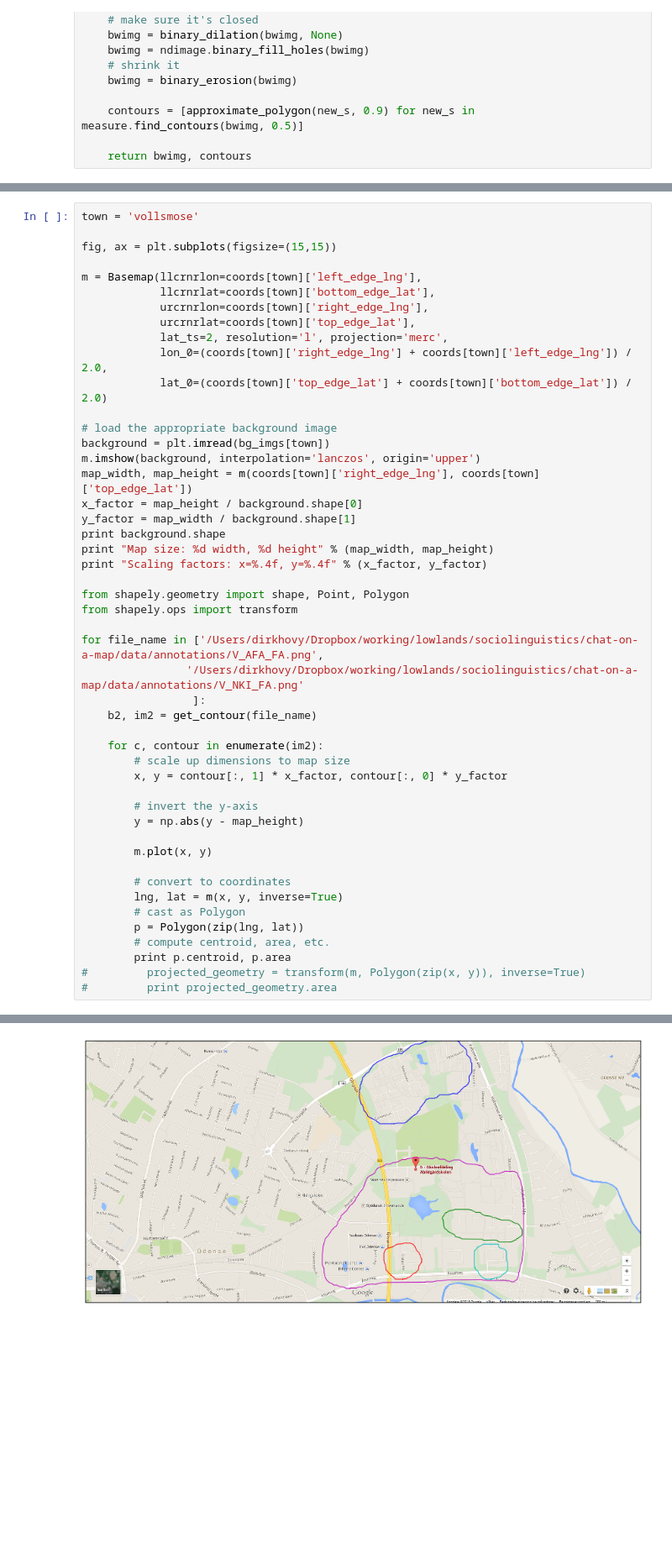
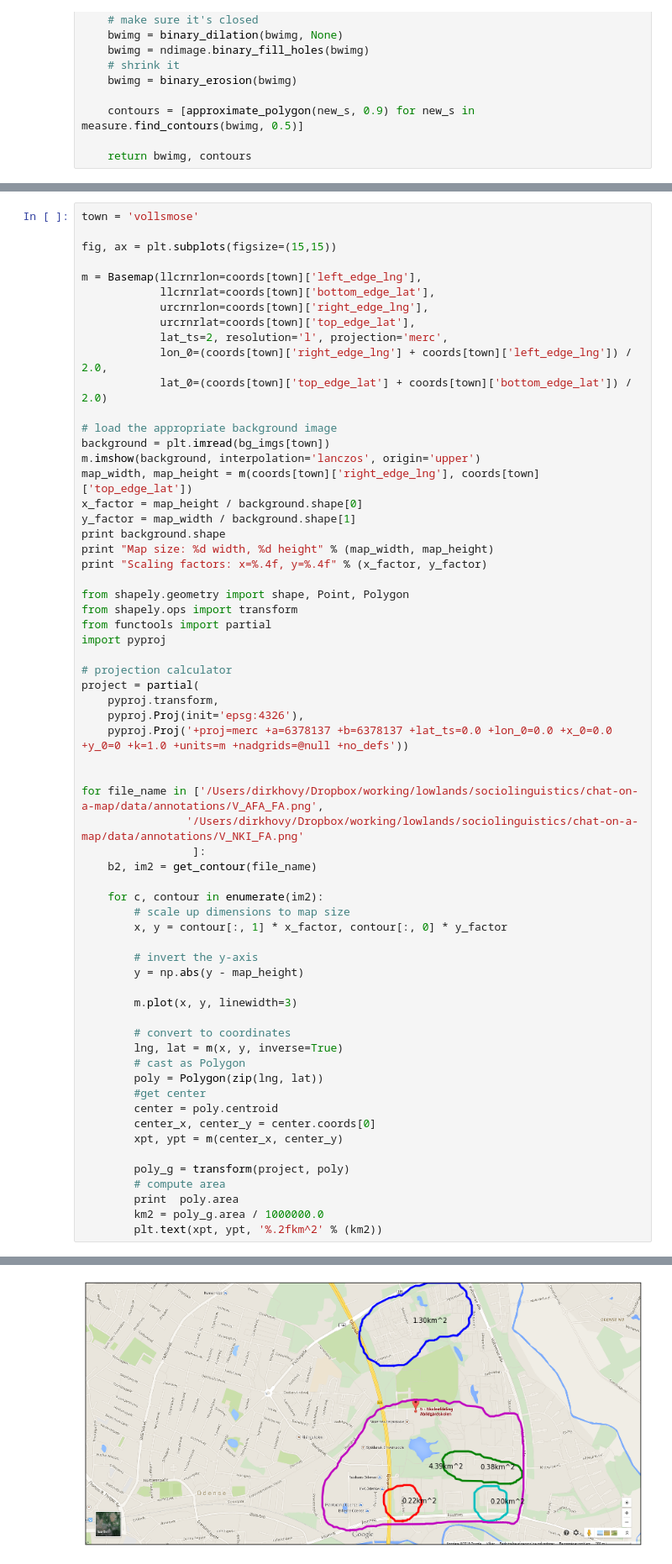
Before and after one commit to dirkhovy/chat-on-a-map, a Jupyter notebook: notebooks/vectorize_shapes.ipynb, the cells around one changed output, grey strips where cells are left out. Shown at 84% size. Drawn from its saved outputs; the diff is of its cells as text; blank space fills up the shorter version.

Commit message:
area in km2

```diff
--- a/notebooks/vectorize_shapes.ipynb
+++ b/notebooks/vectorize_shapes.ipynb
@@ -181,6 +183,15 @@ print "Scaling factors: x=%.4f, y=%.4f" % (x_factor, y_factor)
 
 from shapely.geometry import shape, Point, Polygon
 from shapely.ops import transform
+from functools import partial
+import pyproj
+
+# projection calculator
+project = partial(
+    pyproj.transform,
+    pyproj.Proj(init='epsg:4326'),
+    pyproj.Proj('+proj=merc +a=6378137 +b=6378137 +lat_ts=0.0 +lon_0=0.0 +x_0=0.0 +y_0=0 +k=1.0 +units=m +nadgrids=@null +no_defs'))
+
 
 for file_name in ['/Users/dirkhovy/Dropbox/working/lowlands/sociolinguistics/chat-on-a-map/data/annotations/V_AFA_FA.png',
                 '/Users/dirkhovy/Dropbox/working/lowlands/sociolinguistics/chat-on-a-map/data/annotations/V_NKI_FA.png'
@@ -194,16 +205,22 @@ for file_name in ['/Users/dirkhovy/Dropbox/working/lowlands/sociolinguistics/cha
         # invert the y-axis
         y = np.abs(y - map_height)
 
-        m.plot(x, y)
+        m.plot(x, y, linewidth=3)
 
         # convert to coordinates
         lng, lat = m(x, y, inverse=True)
         # cast as Polygon
-        p = Polygon(zip(lng, lat))
-        # compute centroid, area, etc.
-        print p.centroid, p.area
-#         projected_geometry = transform(m, Polygon(zip(x, y)), inverse=True)
-#         print projected_geometry.area
+        poly = Polygon(zip(lng, lat))
+        #get center
+        center = poly.centroid
+        center_x, center_y = center.coords[0]
+        xpt, ypt = m(center_x, center_y)
+
+        poly_g = transform(project, poly)
+        # compute area
+        print  poly.area
+        km2 = poly_g.area / 1000000.0
+        plt.text(xpt, ypt, '%.2fkm^2' % (km2))
 # %% [output]
 (800, 1679, 4)
 Map size: 7964 width, 3753 height
@@ -216 +233 @@ POINT (10.43037856240438 55.40589463120935) 0.000201154941018
-[figure, old version]
+[figure, new version]
```
Also changed, not shown: parts of 2 cells of this notebook, 1 other file.
